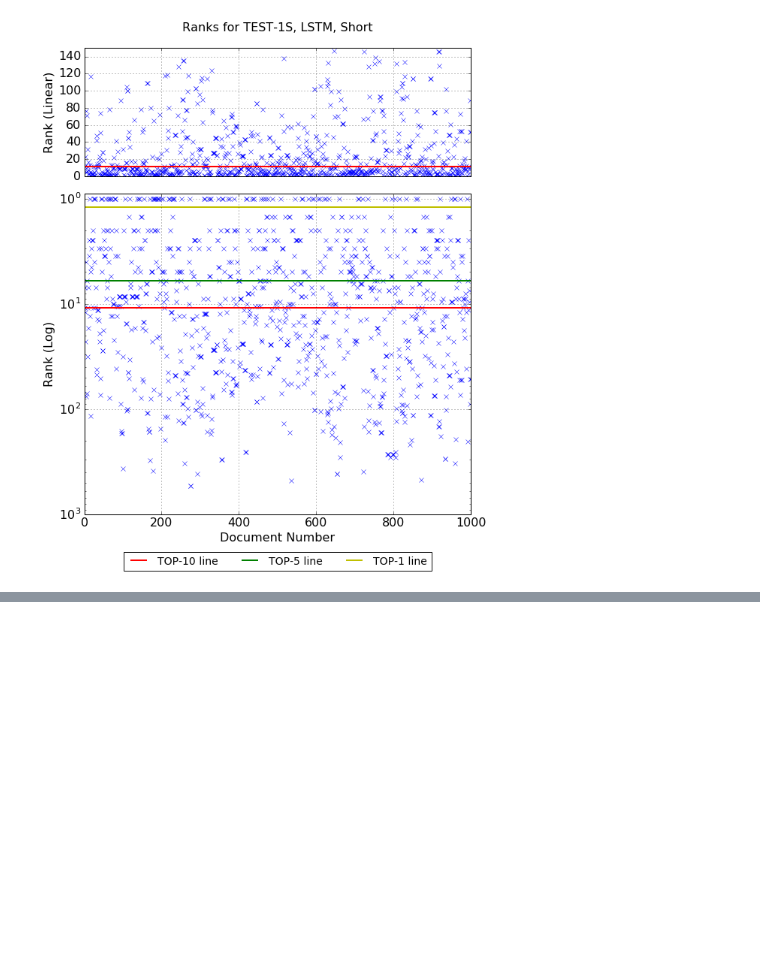
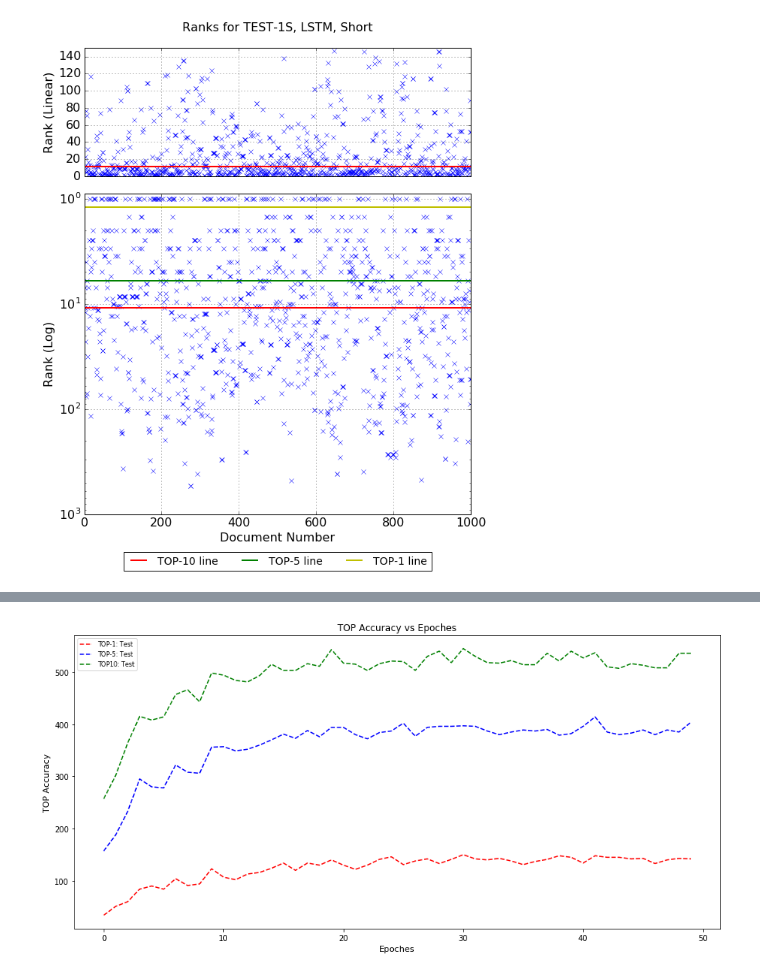
Before and after one commit to zenoWZH/textsimiliarity, a Jupyter notebook: 2017-7-31 实验数据收集：短文章lstm.ipynb, the cells around one changed output, grey strips where cells are left out. Saved outputs shown, nothing was run; the diff lists cells and outputs as text; code cells hidden in the pictures; blank space fills up the shorter version.

```diff
--- a/2017-7-31 实验数据收集：短文章lstm.ipynb
+++ b/2017-7-31 实验数据收集：短文章lstm.ipynb
@@ -932,0 +1542,19 @@ plt.show()
+# %%
+%matplotlib inline
+import matplotlib.pyplot as plt
+import matplotlib
+matplotlib.rcParams['figure.figsize'] = (15, 7)
+#plt.plot(tops[1],'r-*', label = "TOP-1: Trianing")
+#plt.plot(tops[5],'b-*', label = "TOP-5: Trianing" )
+#plt.plot(tops[10],'g-*', label = "TOP-10: Trianing")
+plt.plot(tops_test[1],'r--', label = "TOP-1: Test")
+plt.plot(tops_test[5],'b--', label = "TOP-5: Test")
+plt.plot(tops_test[10],'g--', label = "TOP10: Test")
+plt.ylabel('TOP Accuracy', fontsize=11)
+plt.xlabel('Epoches', fontsize=11)
+plt.title('TOP Accuracy vs Epoches')
+plt.legend(loc = 2, fontsize=8)
+plt.savefig('top1-5-10_e40_l0.eps', format='eps', dpi=1000)
+plt.show()
+# %% [output]
+[figure, added]
```
Also changed, not shown: parts of 31 cells of this notebook, 9 other files.
